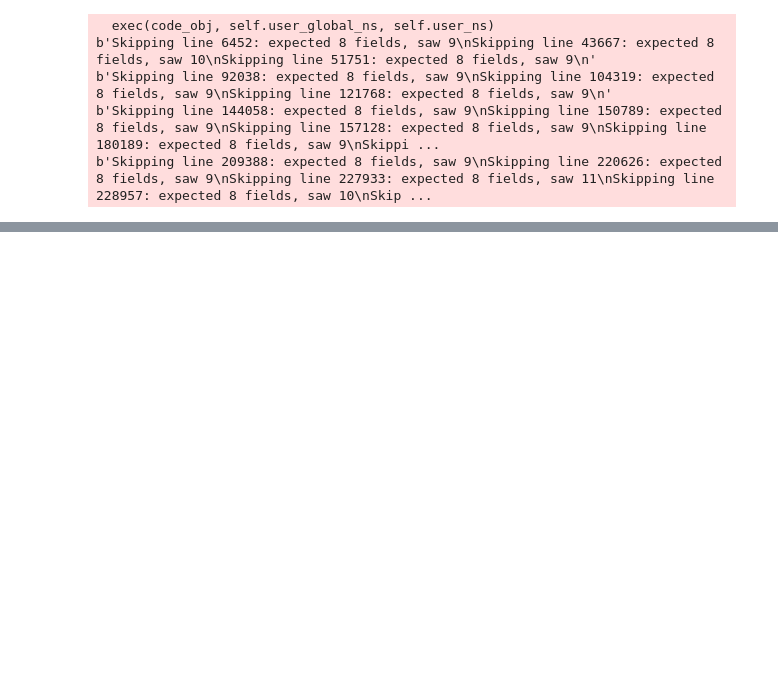
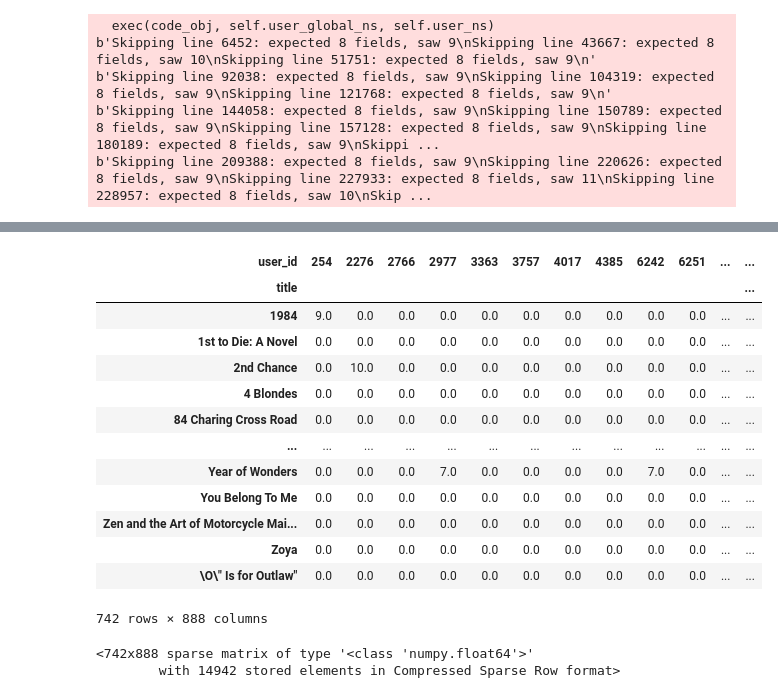
Before and after one commit to prajwalvarsh/book-recommender, a Jupyter notebook: notebooks/research.ipynb, the cells around one changed output, grey strips where cells are left out. Drawn from its saved outputs; the diff is of its cells as text; code cells hidden in the pictures; blank space fills up the shorter version.

```diff
--- a/notebooks/research.ipynb
+++ b/notebooks/research.ipynb
@@ -26,0 +162,3 @@ books.head()
+# %%
+number_rating.rename(columns={'rating':'num_of_rating'},inplace=True)
+number_rating.head()
@@ -26,0 +172,3 @@ books.head()
+# %%
+final_rating = ratings_with_books.merge(number_rating, on='title')
+final_rating.head()
@@ -26,0 +182,5 @@ books.head()
+# %%
+# Lets take those books which got at least 50 rating of user
+
+final_rating = final_rating[final_rating['num_of_rating'] >= 50]
+final_rating.head()
@@ -26,0 +194,4 @@ books.head()
+# %%
+# lets drop the duplicates
+final_rating.drop_duplicates(['user_id','title'],inplace=True)
+final_rating.isnull().sum()
@@ -26,0 +209,27 @@ books.head()
+# %%
+# Lets create a pivot table
+book_pivot = final_rating.pivot_table(columns='user_id', index='title', values= 'rating')
+book_pivot.fillna(0, inplace=True)
+book_pivot
+# %% [output]
+| user_id | 254 | 2276 | 2766 | 2977 | 3363 | 3757 | 4017 | 4385 | 6242 | 6251 | ... | ... |
+| title |  |  |  |  |  |  |  |  |  |  |  | ... |
+| 1984 | 9.0 | 0.0 | 0.0 | 0.0 | 0.0 | 0.0 | 0.0 | 0.0 | 0.0 | 0.0 | ... | ... |
+| 1st to Die: A Novel | 0.0 | 0.0 | 0.0 | 0.0 | 0.0 | 0.0 | 0.0 | 0.0 | 0.0 | 0.0 | ... | ... |
+| 2nd Chance | 0.0 | 10.0 | 0.0 | 0.0 | 0.0 | 0.0 | 0.0 | 0.0 | 0.0 | 0.0 | ... | ... |
+| 4 Blondes | 0.0 | 0.0 | 0.0 | 0.0 | 0.0 | 0.0 | 0.0 | 0.0 | 0.0 | 0.0 | ... | ... |
+| 84 Charing Cross Road | 0.0 | 0.0 | 0.0 | 0.0 | 0.0 | 0.0 | 0.0 | 0.0 | 0.0 | 0.0 | ... | ... |
+| ... | ... | ... | ... | ... | ... | ... | ... | ... | ... | ... | ... | ... |
+| Year of Wonders | 0.0 | 0.0 | 0.0 | 7.0 | 0.0 | 0.0 | 0.0 | 0.0 | 7.0 | 0.0 | ... | ... |
+| You Belong To Me | 0.0 | 0.0 | 0.0 | 0.0 | 0.0 | 0.0 | 0.0 | 0.0 | 0.0 | 0.0 | ... | ... |
+| Zen and the Art of Motorcycle Mai... | 0.0 | 0.0 | 0.0 | 0.0 | 0.0 | 0.0 | 0.0 | 0.0 | 0.0 | 0.0 | ... | ... |
+| Zoya | 0.0 | 0.0 | 0.0 | 0.0 | 0.0 | 0.0 | 0.0 | 0.0 | 0.0 | 0.0 | ... | ... |
+| \O\" Is for Outlaw" | 0.0 | 0.0 | 0.0 | 0.0 | 0.0 | 0.0 | 0.0 | 0.0 | 0.0 | 0.0 | ... | ... |
+742 rows × 888 columns
+# %%
+from scipy.sparse import csr_matrix
+book_sparse = csr_matrix(book_pivot)
+book_sparse
+# %% [output]
+<742x888 sparse matrix of type '<class 'numpy.float64'>'
+        with 14942 stored elements in Compressed Sparse Row format>
```
Also changed, not shown: parts of 22 cells of this notebook.
